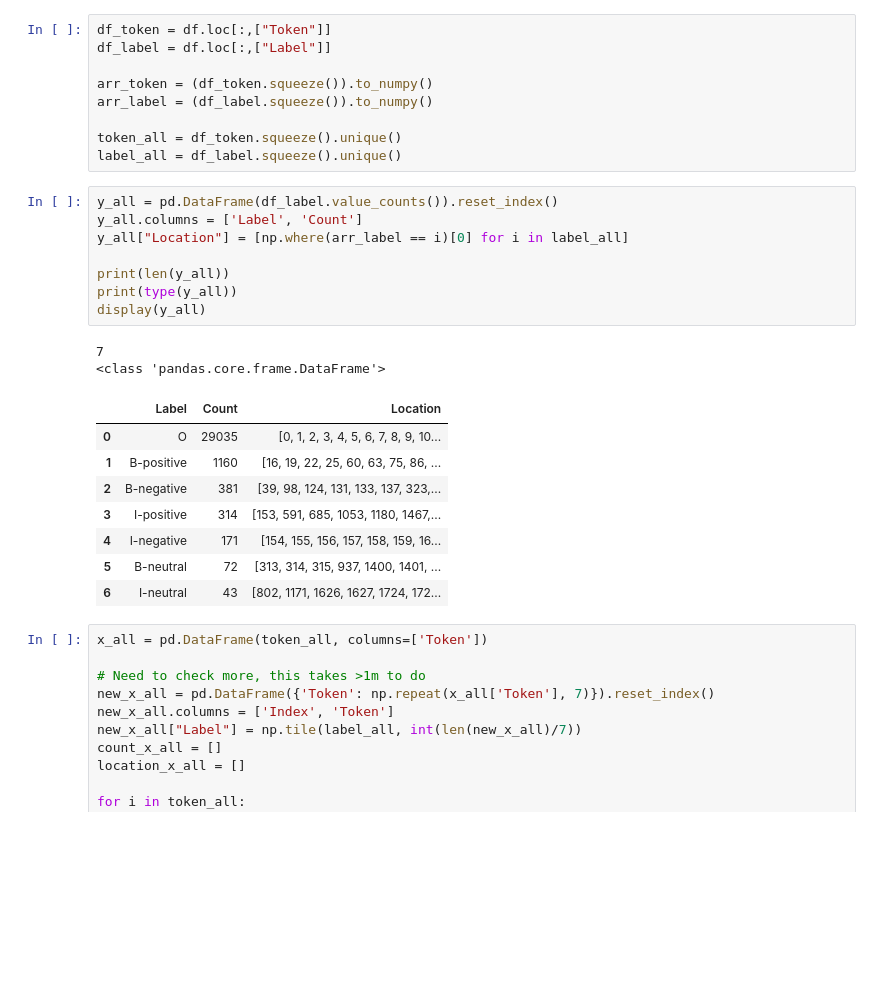
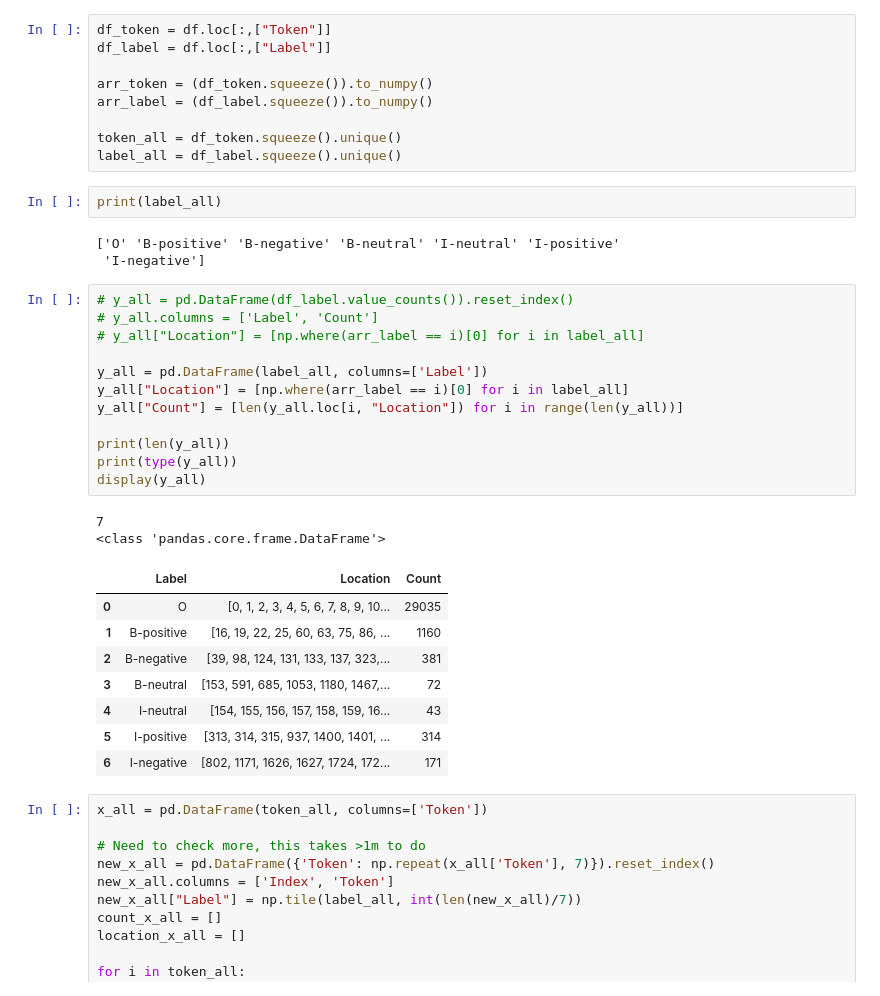
Before and after one commit to verneylmavt/hmm-text_analysis-py, a Jupyter notebook: ES/1.ipynb, the cells around one changed output. Saved outputs shown, nothing was run; the diff lists cells and outputs as text; blank space fills up the shorter version.

```diff
--- a/ES/1.ipynb
+++ b/ES/1.ipynb
@@ -33,25 +36,34 @@ arr_label = (df_label.squeeze()).to_numpy()
 
 token_all = df_token.squeeze().unique()
 label_all = df_label.squeeze().unique()
+# %%
+print(label_all)
+# %% [output]
+['O' 'B-positive' 'B-negative' 'B-neutral' 'I-neutral' 'I-positive'
+ 'I-negative']
 # %%
-y_all = pd.DataFrame(df_label.value_counts()).reset_index()
-y_all.columns = ['Label', 'Count']
+# y_all = pd.DataFrame(df_label.value_counts()).reset_index()
+# y_all.columns = ['Label', 'Count']
+# y_all["Location"] = [np.where(arr_label == i)[0] for i in label_all]
+
+y_all = pd.DataFrame(label_all, columns=['Label'])
 y_all["Location"] = [np.where(arr_label == i)[0] for i in label_all]
+y_all["Count"] = [len(y_all.loc[i, "Location"]) for i in range(len(y_all))]
 
 print(len(y_all))
 print(type(y_all))
 display(y_all)
 # %% [output]
 7
 <class 'pandas.core.frame.DataFrame'>
-|  | Label | Count | Location |
-| 0 | O | 29035 | [0, 1, 2, 3, 4, 5, 6, 7, 8, 9, 10... |
-| 1 | B-positive | 1160 | [16, 19, 22, 25, 60, 63, 75, 86, ... |
-| 2 | B-negative | 381 | [39, 98, 124, 131, 133, 137, 323,... |
-| 3 | I-positive | 314 | [153, 591, 685, 1053, 1180, 1467,... |
-| 4 | I-negative | 171 | [154, 155, 156, 157, 158, 159, 16... |
-| 5 | B-neutral | 72 | [313, 314, 315, 937, 1400, 1401, ... |
-| 6 | I-neutral | 43 | [802, 1171, 1626, 1627, 1724, 172... |
+|  | Label | Location | Count |
+| 0 | O | [0, 1, 2, 3, 4, 5, 6, 7, 8, 9, 10... | 29035 |
+| 1 | B-positive | [16, 19, 22, 25, 60, 63, 75, 86, ... | 1160 |
+| 2 | B-negative | [39, 98, 124, 131, 133, 137, 323,... | 381 |
+| 3 | B-neutral | [153, 591, 685, 1053, 1180, 1467,... | 72 |
+| 4 | I-neutral | [154, 155, 156, 157, 158, 159, 16... | 43 |
+| 5 | I-positive | [313, 314, 315, 937, 1400, 1401, ... | 314 |
+| 6 | I-negative | [802, 1171, 1626, 1627, 1724, 172... | 171 |
 # %%
 x_all = pd.DataFrame(token_all, columns=['Token'])
 
```
Also changed, not shown: parts of 50 cells of this notebook, 8 other files.
